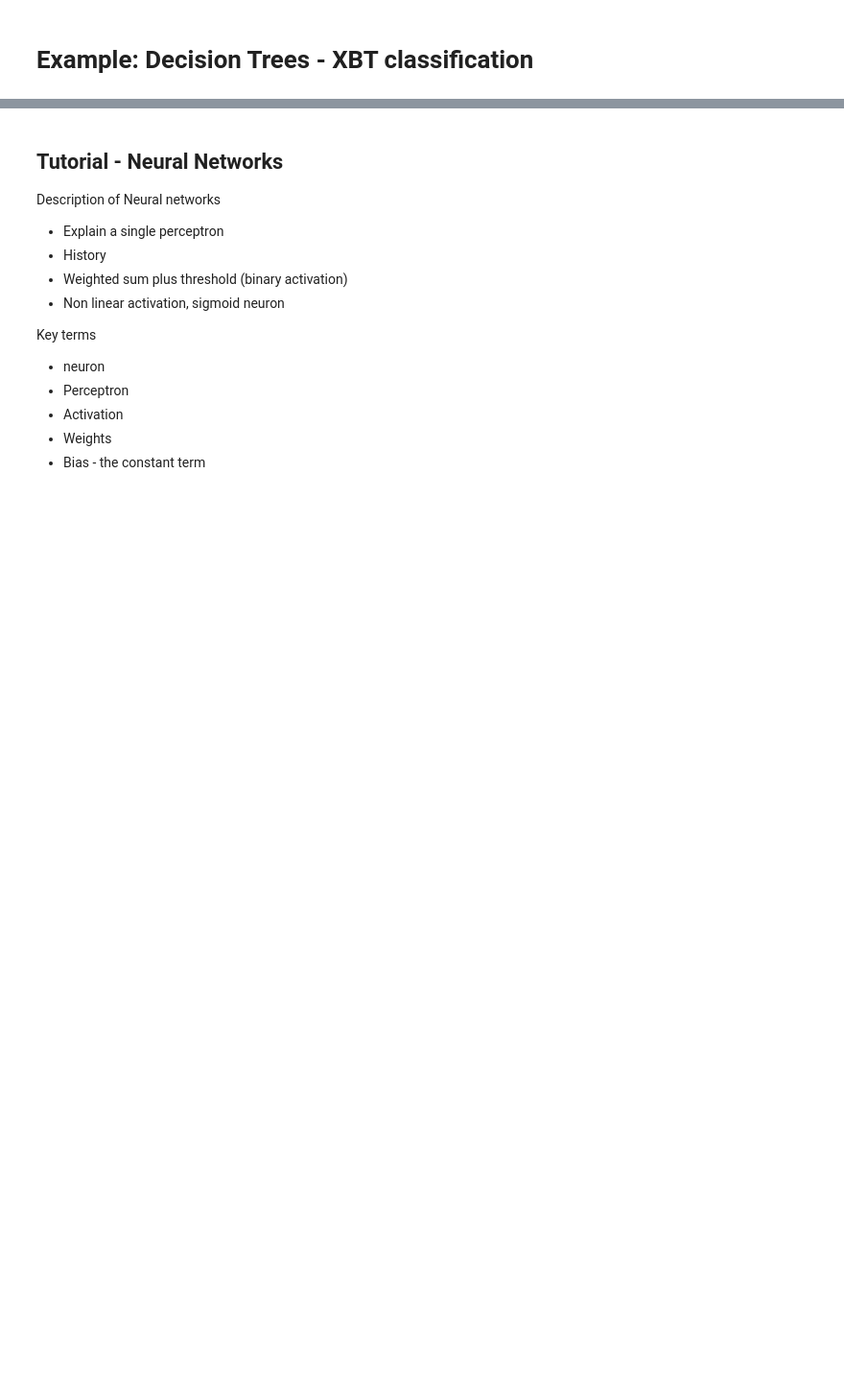
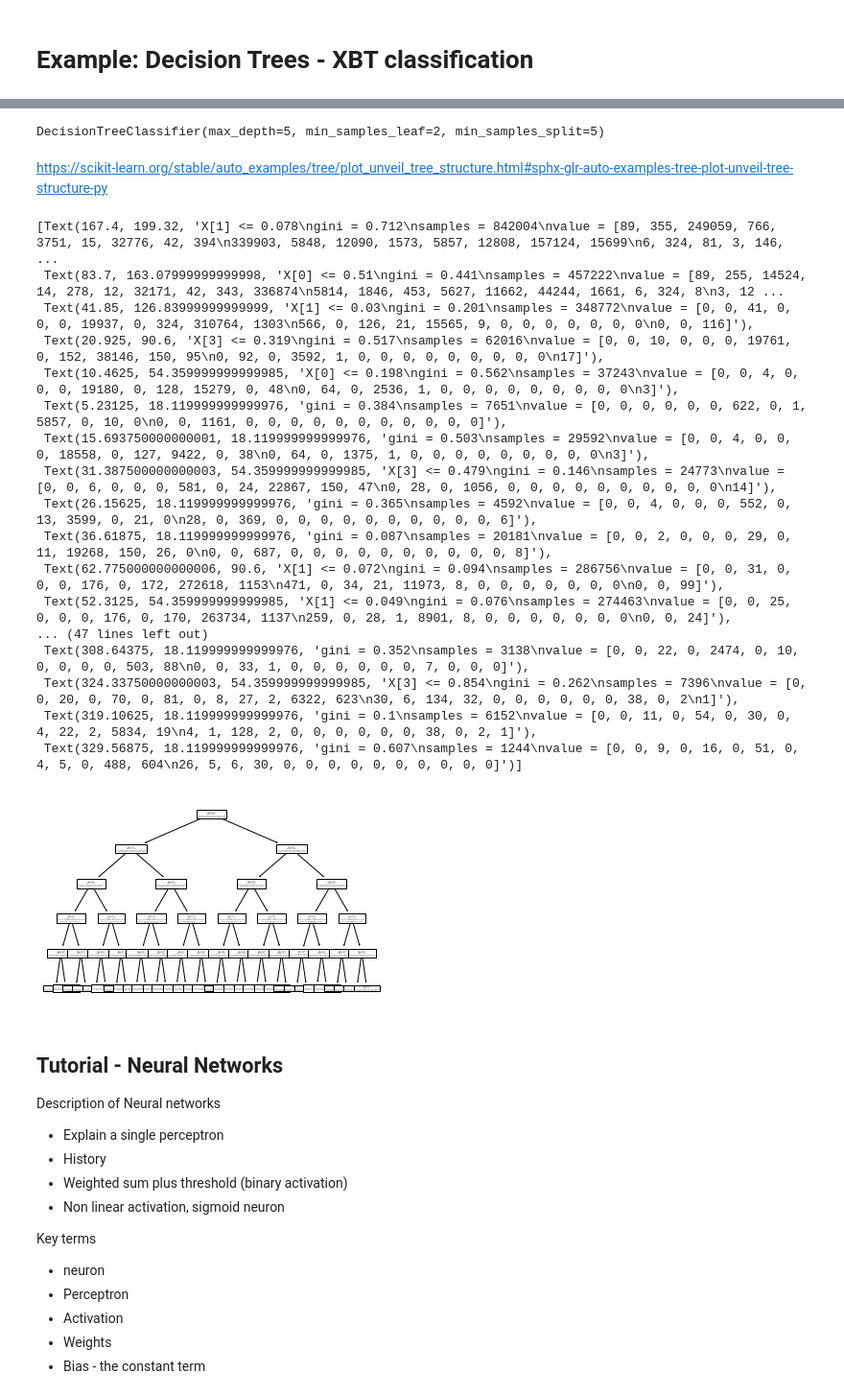
Before and after one commit to informatics-lab/ml_weather_tutorial, a Jupyter notebook: 03_algorithm_selection.ipynb, the cells around one changed output, grey strips where cells are left out. Shown at 96% size. Saved outputs shown, nothing was run; the diff lists cells and outputs as text; code cells hidden in the pictures; blank space fills up the shorter version.

```diff
--- a/03_algorithm_selection.ipynb
+++ b/03_algorithm_selection.ipynb
@@ -90,4 +178,21 @@ The decisions at nodes are limited to binary outcomes, reducing the complexity t
+# %%
+xbt_train, xbt_test = sklearn.model_selection.train_test_split(xbt_labelled)
 # %%
-# preprocess
-# select features
-# prepare data
+scaler_dict = {
+    'year': sklearn.preprocessing.MinMaxScaler(),
+    'max_depth': sklearn.preprocessing.MinMaxScaler(),
+    'lat': sklearn.preprocessing.MinMaxScaler(),
+    'lon': sklearn.preprocessing.MinMaxScaler(),
+}
+input_features = [list(scaler_dict.keys())]
+
+preproc_input_features = []
+for feature_name, scaler1 in scaler_dict.items():
+    scaler1.fit(xbt_train[[feature_name]])
+    preproc_input_features += [scaler1.transform(xbt_train[[feature_name]])]
+
+X_train = numpy.concatenate( preproc_input_features, axis=1)
+# %%
+target_encoder = sklearn.preprocessing.LabelEncoder()
+target_encoder.fit(xbt_train[target_feature])
+y_train = target_encoder.transform(xbt_train[target_feature])
@@ -94,5 +217,37 @@ The decisions at nodes are limited to binary outcomes, reducing the complexity t
 # %%
-# setup and train decision tree
+dt_clf = sklearn.tree.DecisionTreeClassifier(
+    max_depth=5, # reduce chance of overfitting
+    min_samples_leaf= 2, #ensure that there won't be too small a number of samples in a leaf node
+    min_samples_split= 5, # ensure more sample at a node when it splits
+)
+dt_clf.fit(X_train, y_train)
+# %% [output]
+DecisionTreeClassifier(max_depth=5, min_samples_leaf=2, min_samples_split=5)
+# %% [markdown]
+https://scikit-learn.org/stable/auto_examples/tree/plot_unveil_tree_structure.html#sphx-glr-auto-examples-tree-plot-unveil-tree-structure-py
+# %%
+
+sklearn.tree.plot_tree(dt_clf)
+matplotlib.pyplot.show()
+# %% [output]
+[Text(167.4, 199.32, 'X[1] <= 0.078\ngini = 0.712\nsamples = 842004\nvalue = [89, 355, 249059, 766, 3751, 15, 32776, 42, 394\n339903, 5848, 12090, 1573, 5857, 12808, 157124, 15699\n6, 324, 81, 3, 146, ...
+ Text(83.7, 163.07999999999998, 'X[0] <= 0.51\ngini = 0.441\nsamples = 457222\nvalue = [89, 255, 14524, 14, 278, 12, 32171, 42, 343, 336874\n5814, 1846, 453, 5627, 11662, 44244, 1661, 6, 324, 8\n3, 12 ...
+ Text(41.85, 126.83999999999999, 'X[1] <= 0.03\ngini = 0.201\nsamples = 348772\nvalue = [0, 0, 41, 0, 0, 0, 19937, 0, 324, 310764, 1303\n566, 0, 126, 21, 15565, 9, 0, 0, 0, 0, 0, 0, 0\n0, 0, 116]'),
+ Text(20.925, 90.6, 'X[3] <= 0.319\ngini = 0.517\nsamples = 62016\nvalue = [0, 0, 10, 0, 0, 0, 19761, 0, 152, 38146, 150, 95\n0, 92, 0, 3592, 1, 0, 0, 0, 0, 0, 0, 0, 0, 0\n17]'),
+ Text(10.4625, 54.359999999999985, 'X[0] <= 0.198\ngini = 0.562\nsamples = 37243\nvalue = [0, 0, 4, 0, 0, 0, 19180, 0, 128, 15279, 0, 48\n0, 64, 0, 2536, 1, 0, 0, 0, 0, 0, 0, 0, 0, 0\n3]'),
+ Text(5.23125, 18.119999999999976, 'gini = 0.384\nsamples = 7651\nvalue = [0, 0, 0, 0, 0, 0, 622, 0, 1, 5857, 0, 10, 0\n0, 0, 1161, 0, 0, 0, 0, 0, 0, 0, 0, 0, 0, 0]'),
+ Text(15.693750000000001, 18.119999999999976, 'gini = 0.503\nsamples = 29592\nvalue = [0, 0, 4, 0, 0, 0, 18558, 0, 127, 9422, 0, 38\n0, 64, 0, 1375, 1, 0, 0, 0, 0, 0, 0, 0, 0, 0\n3]'),
+ Text(31.387500000000003, 54.359999999999985, 'X[3] <= 0.479\ngini = 0.146\nsamples = 24773\nvalue = [0, 0, 6, 0, 0, 0, 581, 0, 24, 22867, 150, 47\n0, 28, 0, 1056, 0, 0, 0, 0, 0, 0, 0, 0, 0, 0\n14]'),
+ Text(26.15625, 18.119999999999976, 'gini = 0.365\nsamples = 4592\nvalue = [0, 0, 4, 0, 0, 0, 552, 0, 13, 3599, 0, 21, 0\n28, 0, 369, 0, 0, 0, 0, 0, 0, 0, 0, 0, 0, 6]'),
+ Text(36.61875, 18.119999999999976, 'gini = 0.087\nsamples = 20181\nvalue = [0, 0, 2, 0, 0, 0, 29, 0, 11, 19268, 150, 26, 0\n0, 0, 687, 0, 0, 0, 0, 0, 0, 0, 0, 0, 0, 8]'),
+ Text(62.775000000000006, 90.6, 'X[1] <= 0.072\ngini = 0.094\nsamples = 286756\nvalue = [0, 0, 31, 0, 0, 0, 176, 0, 172, 272618, 1153\n471, 0, 34, 21, 11973, 8, 0, 0, 0, 0, 0, 0, 0\n0, 0, 99]'),
+ Text(52.3125, 54.359999999999985, 'X[1] <= 0.049\ngini = 0.076\nsamples = 274463\nvalue = [0, 0, 25, 0, 0, 0, 176, 0, 170, 263734, 1137\n259, 0, 28, 1, 8901, 8, 0, 0, 0, 0, 0, 0, 0\n0, 0, 24]'),
+... (47 lines left out)
+ Text(308.64375, 18.119999999999976, 'gini = 0.352\nsamples = 3138\nvalue = [0, 0, 22, 0, 2474, 0, 10, 0, 0, 0, 0, 503, 88\n0, 0, 33, 1, 0, 0, 0, 0, 0, 0, 7, 0, 0, 0]'),
+ Text(324.33750000000003, 54.359999999999985, 'X[3] <= 0.854\ngini = 0.262\nsamples = 7396\nvalue = [0, 0, 20, 0, 70, 0, 81, 0, 8, 27, 2, 6322, 623\n30, 6, 134, 32, 0, 0, 0, 0, 0, 0, 38, 0, 2\n1]'),
+ Text(319.10625, 18.119999999999976, 'gini = 0.1\nsamples = 6152\nvalue = [0, 0, 11, 0, 54, 0, 30, 0, 4, 22, 2, 5834, 19\n4, 1, 128, 2, 0, 0, 0, 0, 0, 0, 38, 0, 2, 1]'),
+ Text(329.56875, 18.119999999999976, 'gini = 0.607\nsamples = 1244\nvalue = [0, 0, 9, 0, 16, 0, 51, 0, 4, 5, 0, 488, 604\n26, 5, 6, 30, 0, 0, 0, 0, 0, 0, 0, 0, 0, 0]')]
+[figure, added]
 # %%
 # visualise branches of decision tree
 # %%
```
Also changed, not shown: parts of 15 cells of this notebook.
